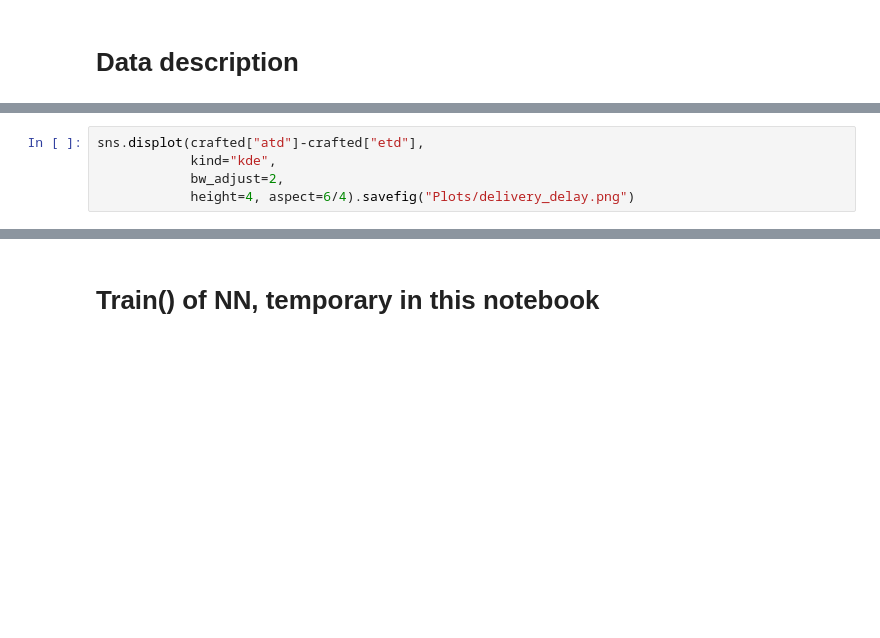
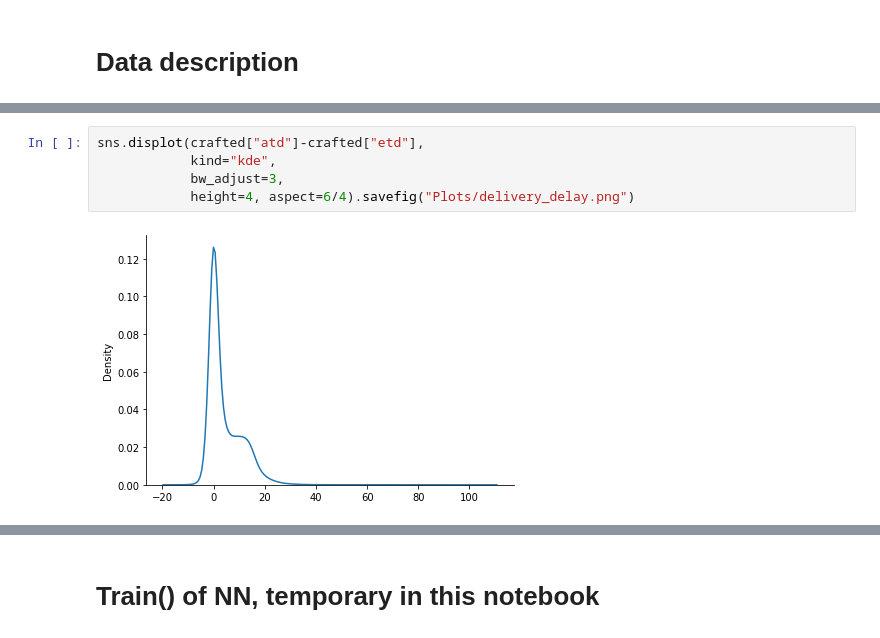
Before and after one commit to geezah/BachelorThesis, a Jupyter notebook: Implementation/CompStudy.ipynb, the cells around one changed output, grey strips where cells are left out. Cells and saved outputs as stored; diff of their text form; blank space fills up the shorter version.

```diff
--- a/Implementation/CompStudy.ipynb
+++ b/Implementation/CompStudy.ipynb
@@ -214,8 +227,10 @@ sns.displot(crafted["order_time"],
 # %%
 sns.displot(crafted["atd"]-crafted["etd"],
             kind="kde",
-            bw_adjust=2,
+            bw_adjust=3,
             height=4, aspect=6/4).savefig("Plots/delivery_delay.png")
+# %% [output]
+[figure, added]
 # %%
 sns.displot(
     crafted["restaurant_queue"],
```
Also changed, not shown: parts of 7 cells of this notebook, 7 other files.
